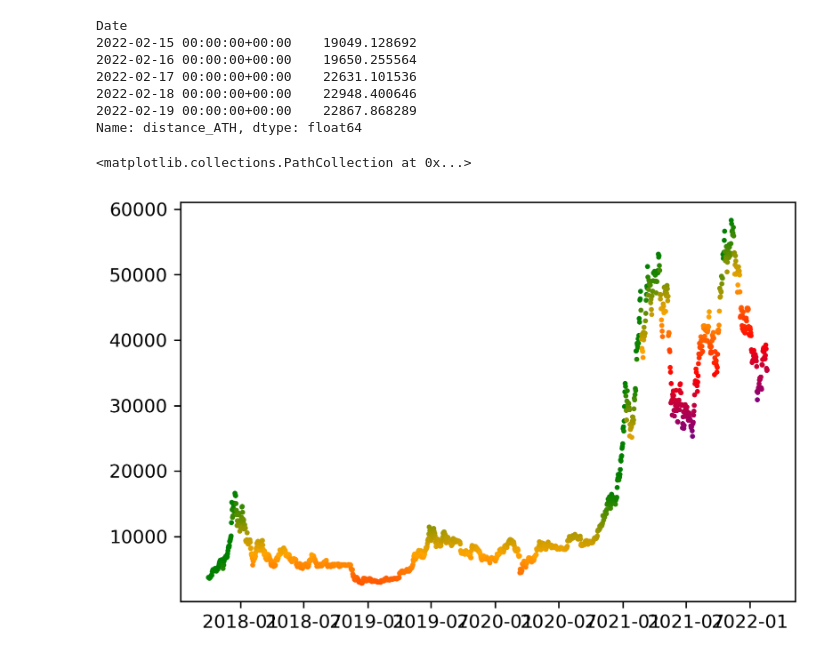
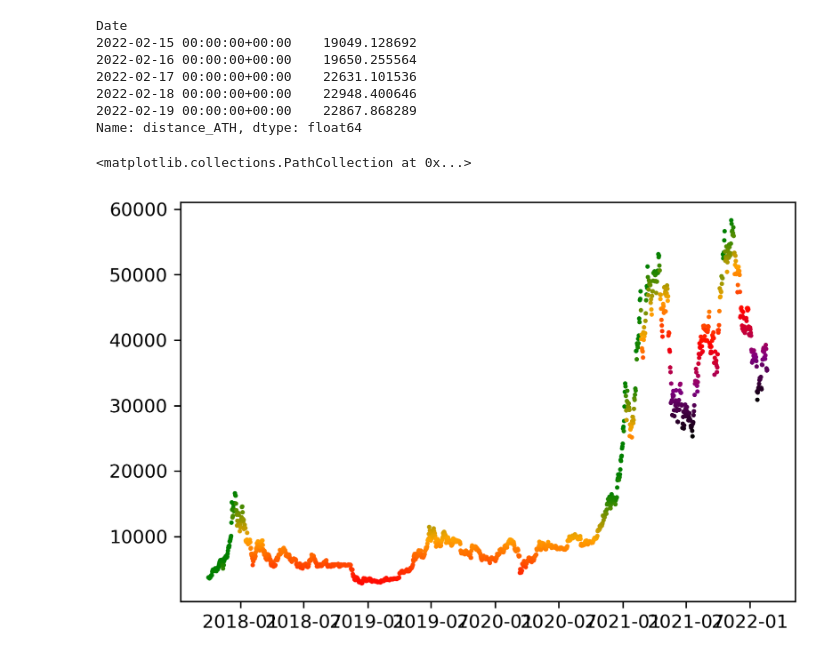
Before and after one commit to webclinic017/surfingcrypto, a Jupyter notebook: examples/ts.ipynb, the cells around one changed output. Saved outputs shown, nothing was run; the diff lists cells and outputs as text; code cells hidden in the pictures.

Commit message:
cmap

```diff
--- a/examples/ts.ipynb
+++ b/examples/ts.ipynb
@@ -47,14 +47,15 @@ Name: distance_ATH, dtype: float64
 # %%
 import matplotlib
 from matplotlib.colors import LinearSegmentedColormap,Normalize
-cmap = LinearSegmentedColormap.from_list('colorbar', ['green',"orange","red",'purple'])
+cmap = LinearSegmentedColormap.from_list('colorbar', ['green',"orange","red",'purple',"k"])
 # %%
 f,ax=matplotlib.pyplot.subplots(dpi=300)
 import numpy as np
 prova=ts.df.loc[:]
-norm=Normalize(vmin=prova['distance_ATH'].min(),vmax=prova['distance_ATH'].max())
+#normalizzato su tutto intervallo
+norm=Normalize(vmin=ts.df['distance_ATH'].min(),vmax=ts.df['distance_ATH'].max())
 colors = [matplotlib.colors.rgb2hex(x) for x in cmap(norm(prova['distance_ATH']))]
-ax.scatter(prova.index,prova.Close,c=colors,s=3)
+ax.scatter(prova.index,prova.Close,c=colors,s=2)
 # %% [output]
 <matplotlib.collections.PathCollection at 0x...>
-[figure, old version]
+[figure, new version]
```
